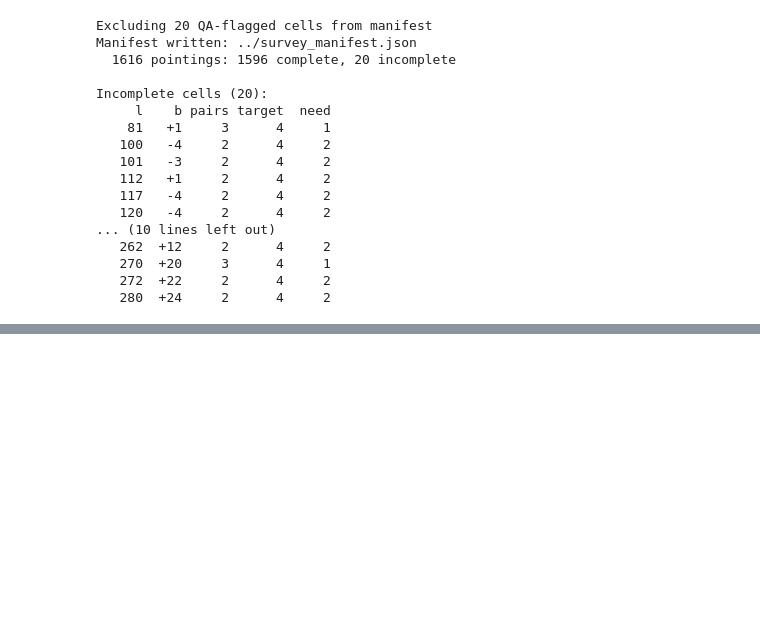
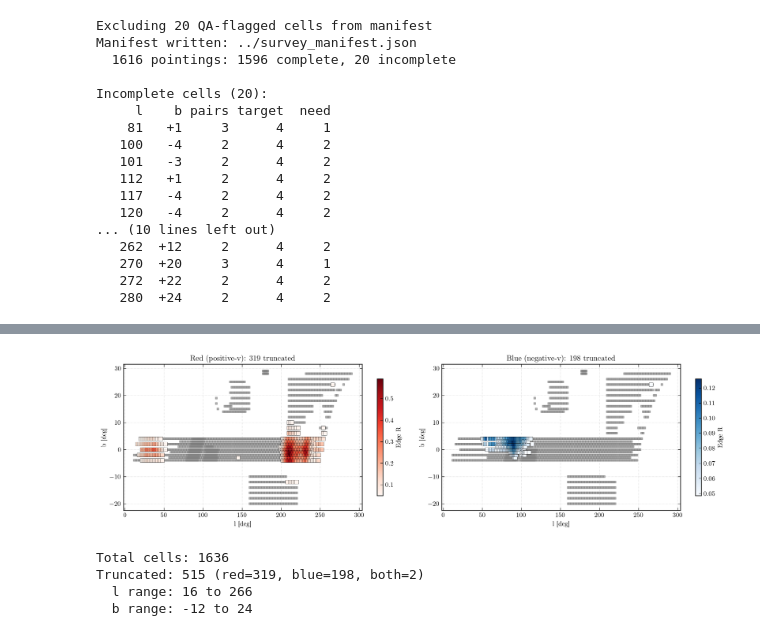
Before and after one commit to raw-asparagus/ay-121, a Jupyter notebook: labs/04/notebooks/02a_scan_diagnostics.ipynb, the cells around one changed output, grey strips where cells are left out. Saved outputs shown, nothing was run; the diff lists cells and outputs as text; code cells hidden in the pictures; blank space fills up the shorter version.

```diff
--- a/labs/04/notebooks/02a_scan_diagnostics.ipynb
+++ b/labs/04/notebooks/02a_scan_diagnostics.ipynb
@@ -250,0 +350,39 @@ Incomplete cells (20):
+# %%
+# Spatial distribution of truncated cells
+fig, axes = plt.subplots(1, 2, figsize=(14, 4))
+
+for ax, edge_val, mask, label, cmap in [
+    (axes[0], red_edge, trunc_red, 'Red (positive-v)', 'Reds'),
+    (axes[1], blue_edge, trunc_blue, 'Blue (negative-v)', 'Blues'),
+]:
+    ax.scatter(gl[~mask], gb[~mask], s=SS_FINE, c=NEUTRAL_COLOR,
+              alpha=ALPHA_LIGHT, marker='s')
+    if mask.any():
+        sc = ax.scatter(gl[mask], gb[mask], s=SS_FINE * 4,
+                        c=edge_val[mask], cmap=cmap, marker='s',
+                        edgecolors='k', linewidths=0.3)
+        plt.colorbar(sc, ax=ax, label='Edge R', shrink=0.8)
+    ax.set_xlabel('l [deg]', fontsize=LABEL_SIZE)
+    ax.set_ylabel('b [deg]', fontsize=LABEL_SIZE)
+    ax.set_title(f'{label}: {mask.sum()} truncated', fontsize=EMPHASIS_SIZE)
+    ax.grid(**GRID_STYLE)
+
+plt.tight_layout()
+plt.show()
+
+# Summary
+print(f'Total cells: {N_cells}')
+print(f'Truncated: {trunc_any.sum()} '
+      f'(red={trunc_red.sum()}, blue={trunc_blue.sum()}, '
+      f'both={(trunc_red & trunc_blue).sum()})')
+if trunc_any.any():
+    trunc_l = cell_keys[trunc_any, 0]
+    trunc_b = cell_keys[trunc_any, 1]
+    print(f'  l range: {trunc_l.min()} to {trunc_l.max()}')
+    print(f'  b range: {trunc_b.min()} to {trunc_b.max()}')
+# %% [output]
+[figure, added]
+Total cells: 1636
+Truncated: 515 (red=319, blue=198, both=2)
+  l range: 16 to 266
+  b range: -12 to 24
```
Also changed, not shown: parts of 5 cells of this notebook, 7 other files.
